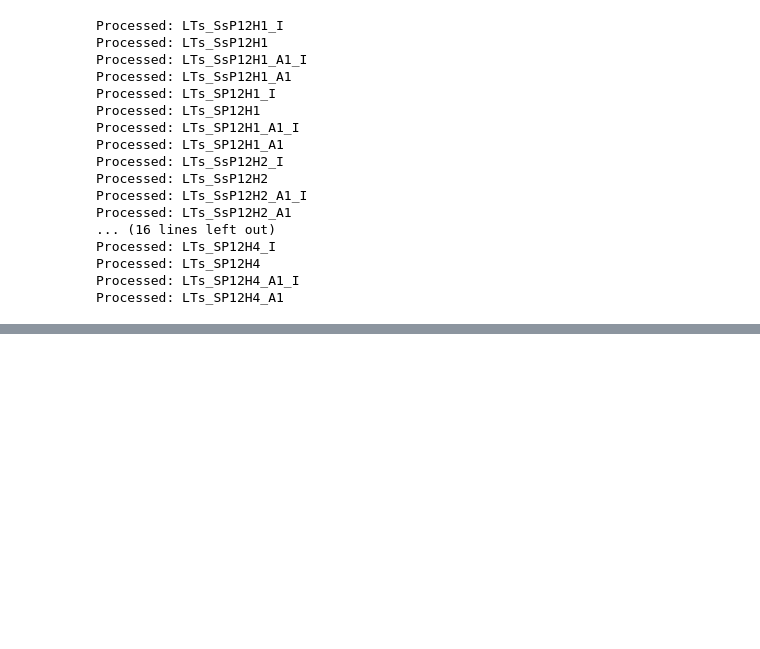
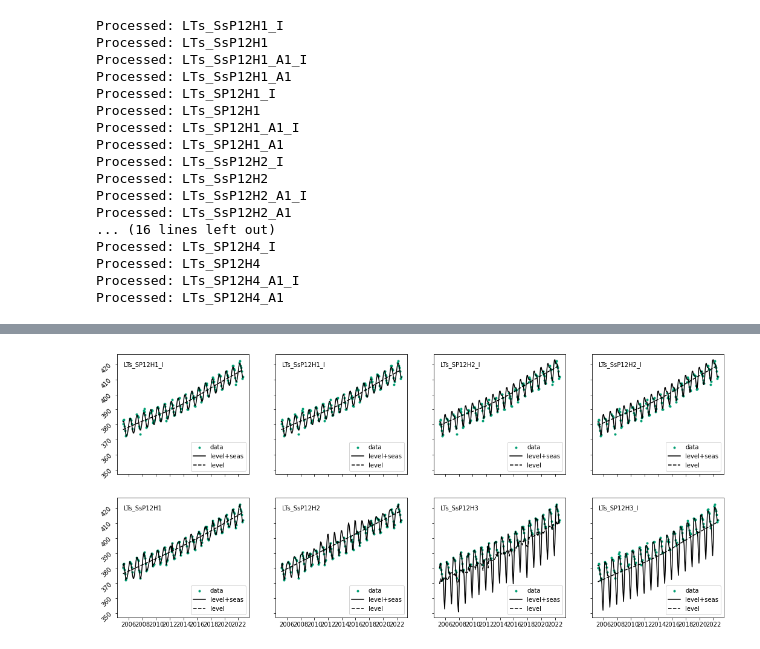
Before and after one commit to JonasHach/dlm_helper, a Jupyter notebook: examples/TCCON_Ny_Alesund.ipynb, the cells around one changed output, grey strips where cells are left out. Cells and saved outputs as stored; diff of their text form; code cells hidden in the pictures; blank space fills up the shorter version.

```diff
--- a/examples/TCCON_Ny_Alesund.ipynb
+++ b/examples/TCCON_Ny_Alesund.ipynb
@@ -105,0 +127,8 @@ fig = r.plot_summary(figsize=(12,8))
+# %%
+scores = dlmhelper.tools.cv_dlm_ensemble(ts, level = [True], variable_level=[False], trend = [True], variable_trend=[True]
+                                           ,seasonal=[True], seasonal_period=[[12]], seasonal_harmonics=[[[1,2,3,4]]],
+                                           variable_seasonal=[[[True, False]]], autoregressive=[None], irregular=[True, False], verbose=0)
+# %%
+results = dlmhelper.tools.dlm_ensemble(ts,"TCCON_NYA", level = [True], variable_level=[False], trend = [True], variable_trend=[True]
+                                           ,seasonal=[True], seasonal_period=[[12]], seasonal_harmonics=[[[1,2,3,4]]],
+                                           variable_seasonal=[[[True, False]]], autoregressive=[None], irregular=[True, False], scores = scores, verbose=2)
@@ -105,0 +173,4 @@ fig = r.plot_summary(figsize=(12,8))
+# %%
+results.plot_summary(sort="agg", num=8, figsize=(18,8))
+# %% [output]
+[figure, added]
```
Also changed, not shown: parts of 14 cells of this notebook.
